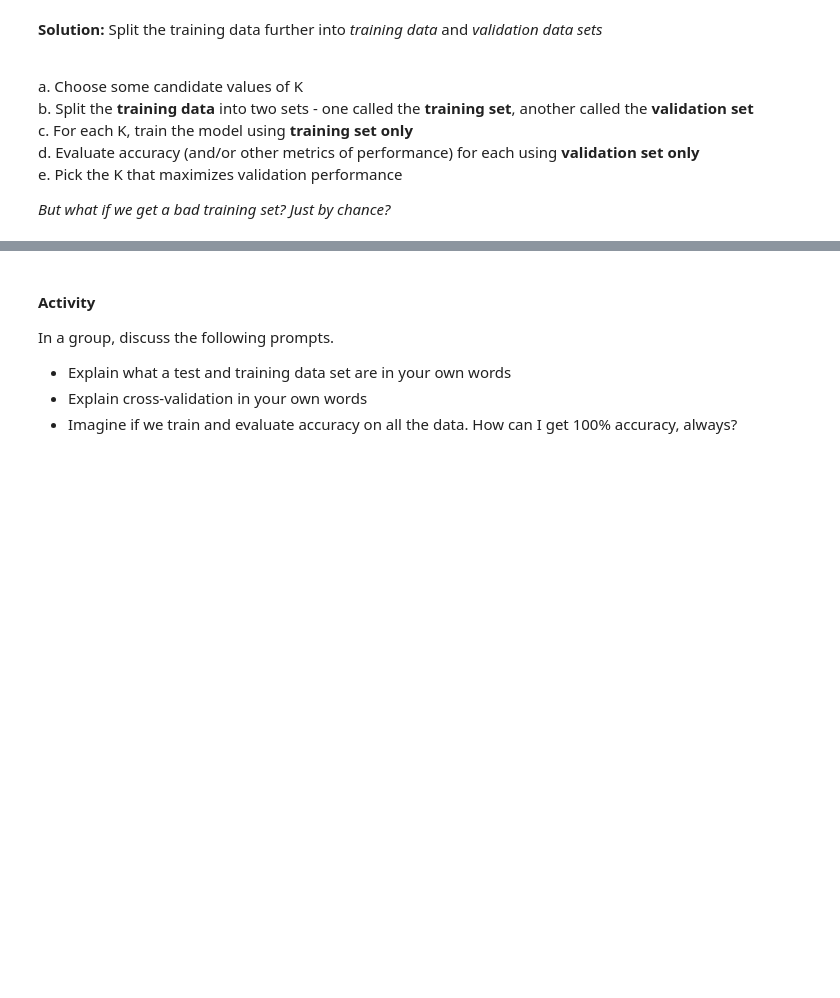
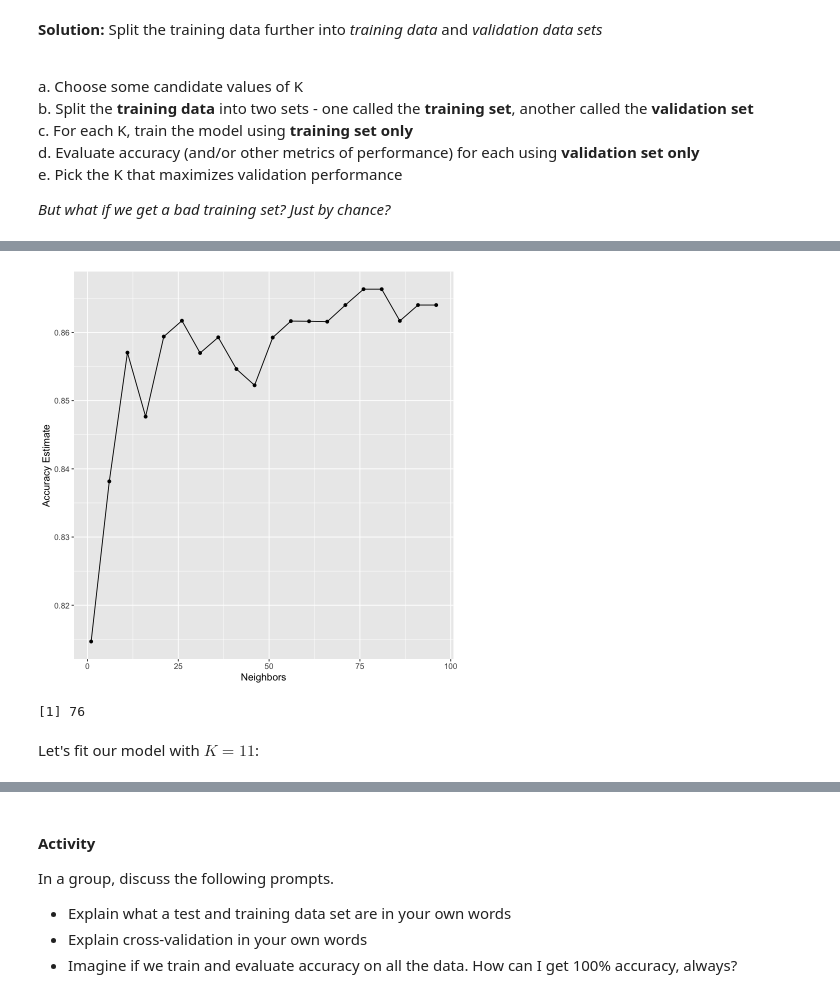
Before and after one commit to katieburak/girls-in-DS, a Jupyter notebook: _build/jupyter_execute/notes/day3.ipynb, the cells around one changed output, grey strips where cells are left out. Saved outputs shown, nothing was run; the diff lists cells and outputs as text; code cells hidden in the pictures; blank space fills up the shorter version.

```diff
--- a/_build/jupyter_execute/notes/day3.ipynb
+++ b/_build/jupyter_execute/notes/day3.ipynb
@@ -481,0 +486,8 @@ The role of the test data:
+# %%
+# Split data
+
+set.seed(123) # set seed for reproducibility
+
+tumor_split <- initial_split(tumors, prop = 0.75, strata = Class)
+tumor_train <- training(tumor_split) # training set
+tumor_test <- testing(tumor_split) # testing set
@@ -481,0 +511,4 @@ The role of the test data:
+# %%
+tumor_recipe <- recipe(Class ~ Smoothness + Concavity, data = tumor_train) |>
+  step_scale(all_predictors()) |>
+  step_center(all_predictors())
@@ -481,0 +517,5 @@ The role of the test data:
+# %%
+tumor_model <- nearest_neighbor(weight_func = "rectangular",
+                              neighbors = tune()) |>
+                  set_engine("kknn") |>
+                  set_mode("classification")
@@ -481,0 +524,15 @@ The role of the test data:
+# %%
+tumor_vfold <- vfold_cv(tumor_train, v = 5, strata = Class)
+
+k_vals <- tibble(neighbors = seq(from = 1, to = 100, by = 5))
+
+knn_fit <- workflow() |>
+  add_recipe(tumor_recipe) |>
+  add_model(tumor_model)|>
+  tune_grid(resamples = tumor_vfold, grid = k_vals) |>
+  collect_metrics()
+
+accuracies <- knn_fit |>
+  filter(.metric == "accuracy")
+
+head(accuracies)
@@ -481,0 +549,20 @@ The role of the test data:
+# %%
+accuracy_vs_k <- ggplot(accuracies, aes(x = neighbors, y = mean)) +
+  geom_point() +
+  geom_line() +
+  labs(x = "Neighbors", y = "Accuracy Estimate") +
+  theme(text = element_text(size = 12))
+
+accuracy_vs_k
+# %% [output]
+[figure, added]
+# %%
+best_k <- accuracies |>
+        arrange(desc(mean)) |>
+        head(1) |>
+        pull(neighbors)
+best_k
+# %% [output]
+[1] 76
+# %% [markdown]
+Let's fit our model with $K=11$:
```
Also changed, not shown: parts of 44 cells of this notebook, 21 other files.
